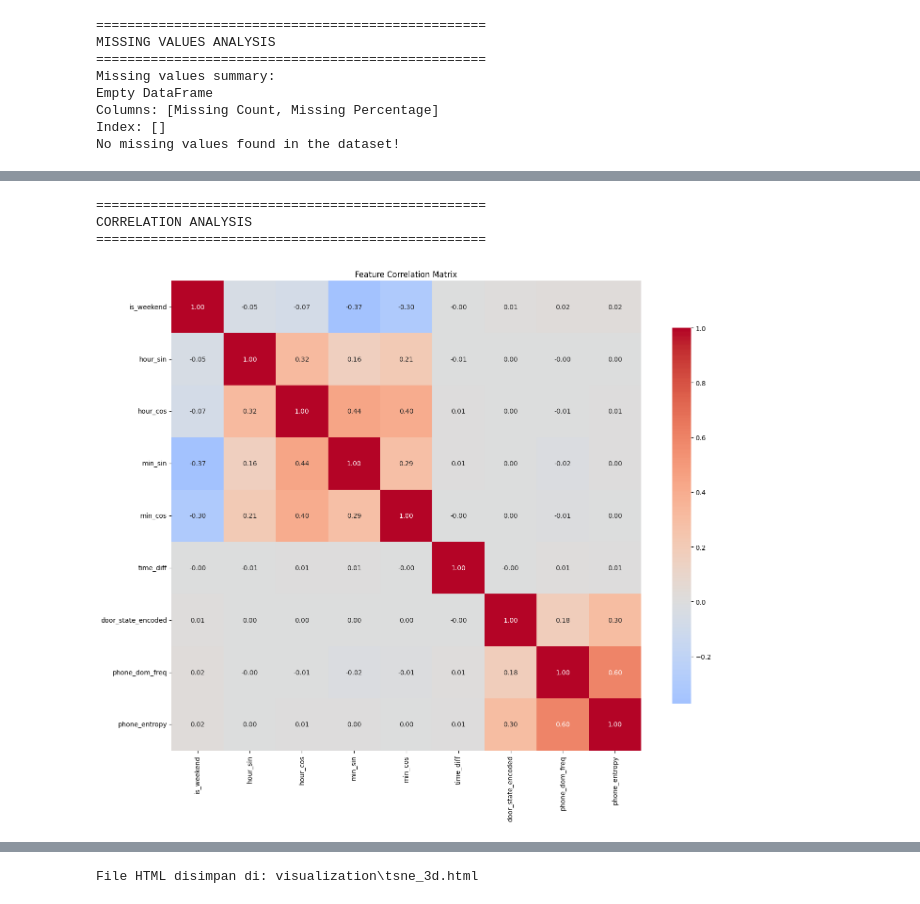
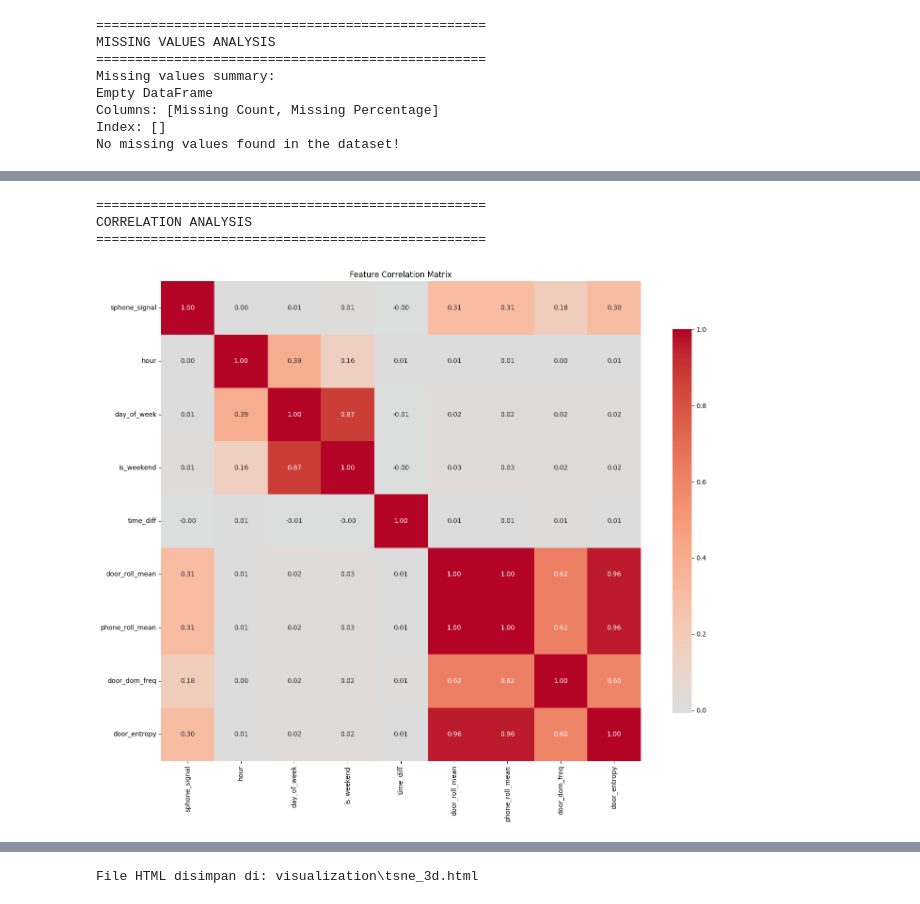
Before and after one commit to AzisilhamK463/TA-Azis_Ilham_K, a Jupyter notebook: Model Garage Door/Data Preprocessing/preprocessing_data.ipynb, the cells around one changed output, grey strips where cells are left out. Saved outputs shown, nothing was run; the diff lists cells and outputs as text; code cells hidden in the pictures.

```diff
--- a/Model Garage Door/Data Preprocessing/preprocessing_data.ipynb
+++ b/Model Garage Door/Data Preprocessing/preprocessing_data.ipynb
@@ -402,43 +423,34 @@ print("\n" + "="*50)
 print("DATA PREPROCESSING - IMPUTATION AND SCALING")
 print("="*50)
 
-# Select features for modeling
-feature_columns = [
-    'is_weekend',
-    'hour_sin', 'hour_cos',
-    'min_sin', 'min_cos',
-    'time_diff',
-    'door_state_encoded',
-    # domain‑spesific
-    'phone_dom_freq', 'phone_entropy'
-]
-
 # Prepare features and target
-X = df_processed[feature_columns].copy()
+X = df_processed.copy()
+X.drop(['date','time','door_state','datetime','type','label'], axis=1, inplace=True)
 y = df_processed['type'].copy()
 
 
+
 # Handle any remaining missing values with SimpleImputer
-imputer = SimpleImputer(strategy='median')
-X_imputed = pd.DataFrame(imputer.fit_transform(X), columns=X.columns)
+# imputer = SimpleImputer(strategy='median')
+# X_imputed = pd.DataFrame(imputer.fit_transform(X), columns=X.columns)
 
-print(f"Features shape after imputation: {X_imputed.shape}")
+# print(f"Features shape after imputation: {X_imputed.shape}")
 
 # Apply MinMax Scaling
 scaler = MinMaxScaler()
-X_scaled = pd.DataFrame(scaler.fit_transform(X_imputed), columns=X_imputed.columns)
+X_scaled = pd.DataFrame(scaler.fit_transform(X), columns=X.columns)
 
 print("Data scaling completed!")
 print(f"Scaled features shape: {X_scaled.shape}")
 
 # Save preprocessors
-with open(os.path.join(artifacts_dir, 'imputer.pkl'), 'wb') as f:
-    pickle.dump(imputer, f)
+# with open(os.path.join(artifacts_dir, 'imputer.pkl'), 'wb') as f:
+#     pickle.dump(imputer, f)
 
 with open(os.path.join(artifacts_dir, 'minmax.pkl'), 'wb') as f:
     pickle.dump(scaler, f)
 
-print(f"Imputer saved to {artifacts_dir}/imputer.pkl")
+# print(f"Imputer saved to {artifacts_dir}/imputer.pkl")
 print(f"Scaler saved to {artifacts_dir}/minmax.pkl")
 
 # Encode target labels
@@ -465,5 +475,7 @@ Target classes: ['backdoor' 'ddos' 'injection' 'normal' 'password' 'ransomware'
  'xss']
 Target shape: (39587,)
 Target label encoder saved to artifacts/label_encoder_target.pkl
+# %%
+y_cat = to_categorical(y_encoded)
 # %%
 print(X_scaled.info())
@@ -487,0 +626,5 @@ None
+# %%
+X_selected = X_scaled.iloc[:, selected_features]
+print(X_selected.shape)
+print(X_selected.info())
+print(X_selected.head())
@@ -488,28 +649,28 @@ None
 # %%
 # ================================
 # CORRELATION ANALYSIS
 # ================================
 
 print("\n" + "="*50)
 print("CORRELATION ANALYSIS")
 print("="*50)
 
 # Calculate correlation matrix
-correlation_matrix = X_scaled.corr()
+correlation_matrix = X_selected.corr()
 
 # Visualize correlation matrix
 plt.figure(figsize=(15, 12))
 sns.heatmap(correlation_matrix, annot=True, cmap='coolwarm', center=0,
             square=True, fmt='.2f', cbar_kws={'shrink': 0.8})
 plt.title('Feature Correlation Matrix')
 plt.tight_layout()
 plt.savefig(os.path.join(viz_dir, 'correlation_matrix.png'), dpi=300, bbox_inches='tight')
 plt.show()
 plt.close()
 # %% [output]
 ==================================================
 CORRELATION ANALYSIS
 ==================================================
-[figure, old version]
+[figure, new version]
 # %%
 pca = PCA(n_components=2, random_state=42)
```
Also changed, not shown: parts of 12 cells of this notebook, 51 other files.
